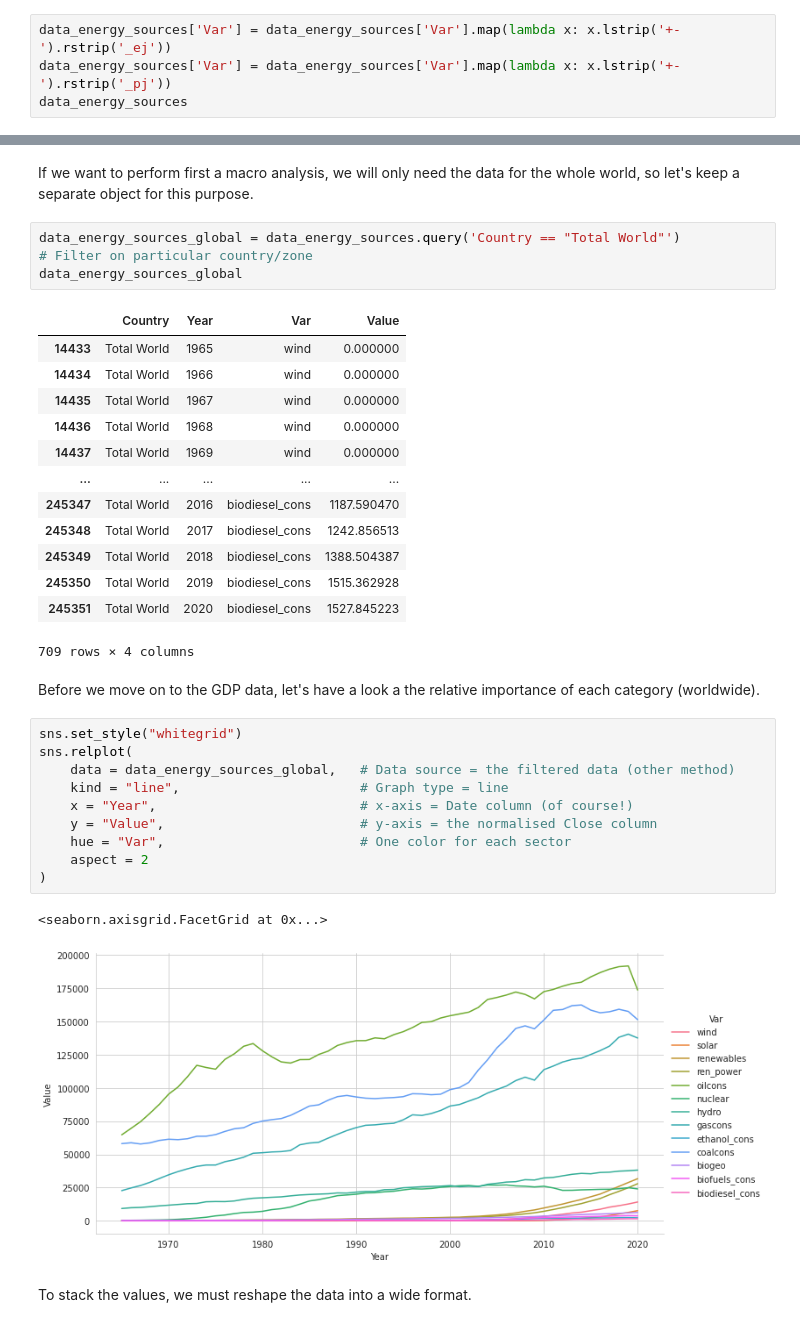
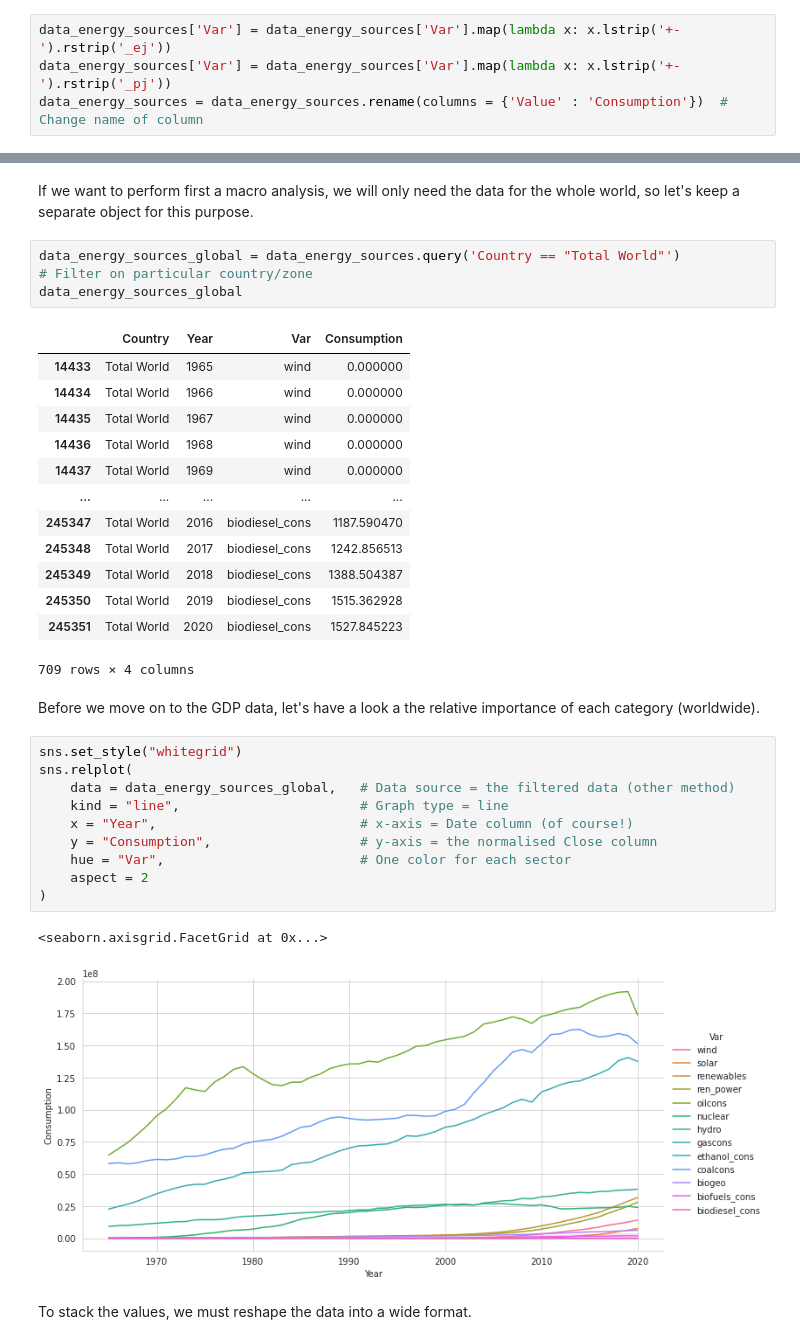
Before and after one commit to shokru/carbon_emissions, a Jupyter notebook: energy_gdp.ipynb, the cells around one changed output, grey strips where cells are left out. Cells and saved outputs as stored; diff of their text form.

```diff
--- a/energy_gdp.ipynb
+++ b/energy_gdp.ipynb
@@ -109,4 +109,4 @@ To further clean the **Var** columns, let's remove the suffixes.
 # %%
 data_energy_sources['Var'] = data_energy_sources['Var'].map(lambda x: x.lstrip('+-').rstrip('_ej'))
 data_energy_sources['Var'] = data_energy_sources['Var'].map(lambda x: x.lstrip('+-').rstrip('_pj'))
-data_energy_sources
+data_energy_sources = data_energy_sources.rename(columns = {'Value' : 'Consumption'})  # Change name of column
@@ -162,7 +148,7 @@ If we want to perform first a macro analysis, we will only need the data for the
 data_energy_sources_global = data_energy_sources.query('Country == "Total World"')                  # Filter on particular country/zone
 data_energy_sources_global
 # %% [output]
-|  | Country | Year | Var | Value |
+|  | Country | Year | Var | Consumption |
 | 14433 | Total World | 1965 | wind | 0.000000 |
 | 14434 | Total World | 1966 | wind | 0.000000 |
 | 14435 | Total World | 1967 | wind | 0.000000 |
@@ -180,16 +166,16 @@ Before we move on to the GDP data, let's have a look a the relative importance o
 # %%
 sns.set_style("whitegrid")
 sns.relplot(
     data = data_energy_sources_global,   # Data source = the filtered data (other method)
     kind = "line",                       # Graph type = line
     x = "Year",                          # x-axis = Date column (of course!)
-    y = "Value",                         # y-axis = the normalised Close column
+    y = "Consumption",                   # y-axis = the normalised Close column
     hue = "Var",                         # One color for each sector
     aspect = 2
 )
 # %% [output]
 <seaborn.axisgrid.FacetGrid at 0x...>
-[figure, old version]
+[figure, new version]
 # %% [markdown]
 To stack the values, we must reshape the data into a wide format.
 # %%
```
Also changed, not shown: parts of 15 cells of this notebook.
